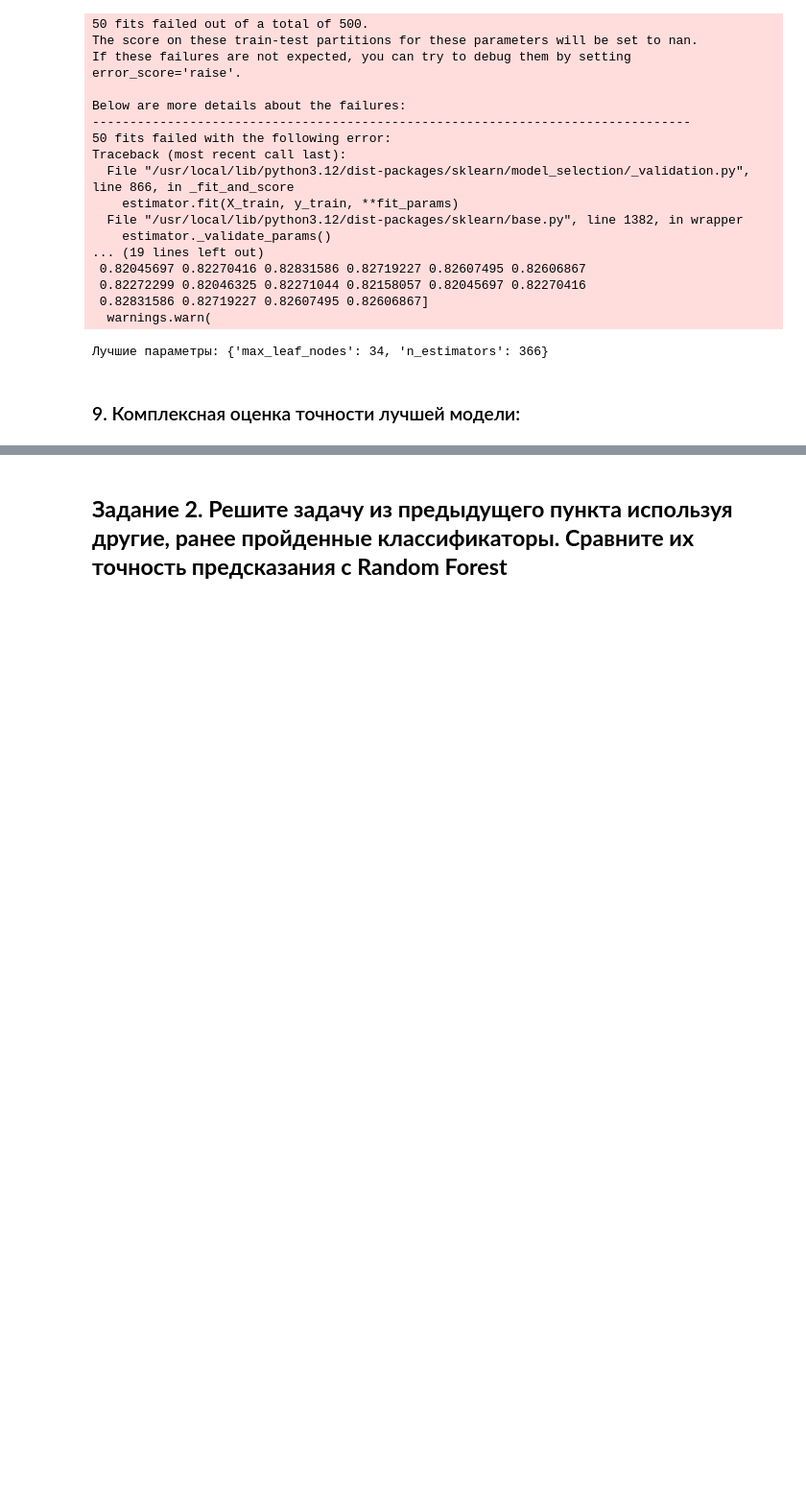
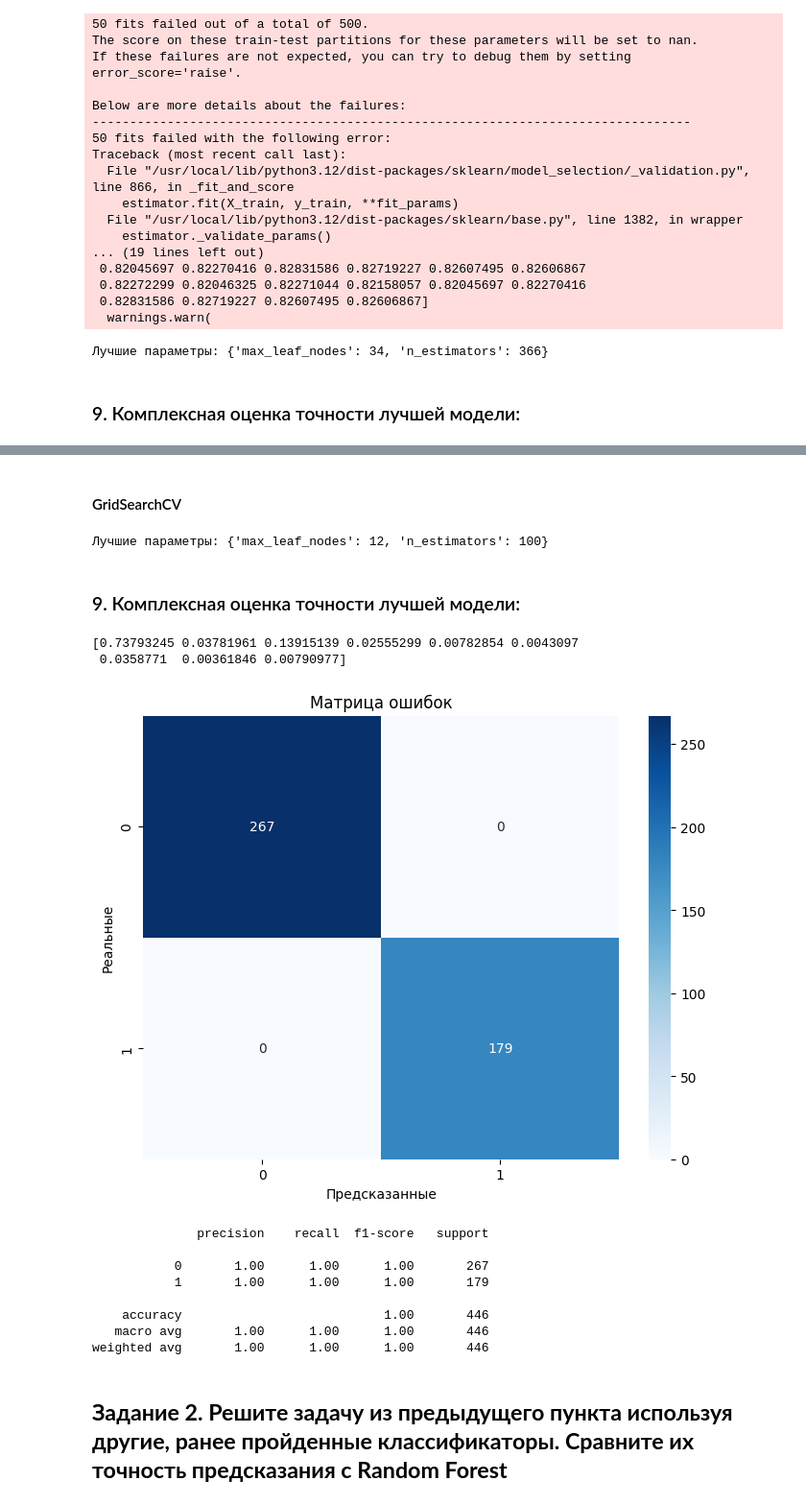
Before and after one commit to GDVevo/ml_uni, a Jupyter notebook: Практическая_работа_№7_Random_forest.ipynb, the cells around one changed output, grey strips where cells are left out. Shown at 96% size. Saved outputs shown, nothing was run; the diff lists cells and outputs as text; code cells hidden in the pictures; blank space fills up the shorter version.

```diff
--- a/Практическая_работа_№7_Random_forest.ipynb
+++ b/Практическая_работа_№7_Random_forest.ipynb
@@ -330,3 +528,61 @@ vis_cr_me(y_pred, y_test)
+# %% [markdown]
+#### GridSearchCV
+# %%
+# Ваш код
+from sklearn.model_selection import GridSearchCV
+
+# время выполнения - 3 минуты
+if rcv_best_params['n_estimators'] >= 4:
+  n_estimators = [int(x) for x in range(rcv_best_params['n_estimators']-3, rcv_best_params['n_estimators']+4)]
+else:
+  n_estimators = [int(x) for x in range(1, 10)]
+if rcv_best_params['max_leaf_nodes'] >= 5:
+  max_leaf_nodes = [int(i) for i in range(rcv_best_params['max_leaf_nodes']-3, rcv_best_params['max_leaf_nodes']+4)]
+else:
+  max_leaf_nodes = [int(i) for i in range(2, 11)]
+
+random_grid = {
+    'n_estimators': n_estimators,
+    'max_leaf_nodes': max_leaf_nodes,
+}
+
+rf_cv = GridSearchCV(
+    estimator=model,        # модель для настройки
+    param_grid=param_grid,  # словарь с параметрами для перебора
+    scoring="accuracy",      # метрика для оценки качества моделей
+    cv=5,                    # количество фолдов для кросс-валидации
+    verbose=0,               # уровень детализации вывода
+    n_jobs=-1                # использование всех доступных ядер процессора
+)
+
+rf_cv.fit(X_train, y_train)
+
+best_params = rf_cv.best_params_
+best_model = rf_cv.best_estimator_
+print(f"Лучшие параметры: {best_params}")
+# %% [output]
+Лучшие параметры: {'max_leaf_nodes': 12, 'n_estimators': 100}
+# %% [markdown]
+### 9. Комплексная оценка точности лучшей модели:
+# %%
+# Ваш код
+best_model = RandomForestClassifier(max_leaf_nodes=12, n_estimators=100, random_state=1) # чтобы не перезапускать каждый раз перебор, создаем модель по лучшим параметрам
+best_model.fit(X_train, y_train)
+y_pred = best_model.predict(X_test)
+print(best_model.feature_importances_)
+vis_cr_me(y_pred, y_test)
+# %% [output]
+[0.73793245 0.03781961 0.13915139 0.02555299 0.00782854 0.0043097
+ 0.0358771  0.00361846 0.00790977]
+[figure, added]
+              precision    recall  f1-score   support
+
+           0       1.00      1.00      1.00       267
+           1       1.00      1.00      1.00       179
+
+    accuracy                           1.00       446
+   macro avg       1.00      1.00      1.00       446
+weighted avg       1.00      1.00      1.00       446
 # %% [markdown]
 ## **Задание 2. Решите задачу из предыдущего пункта используя другие, ранее пройденные классификаторы. Сравните их точность предсказания с Random Forest**
 # %%
```
Also changed, not shown: parts of 37 cells of this notebook.
